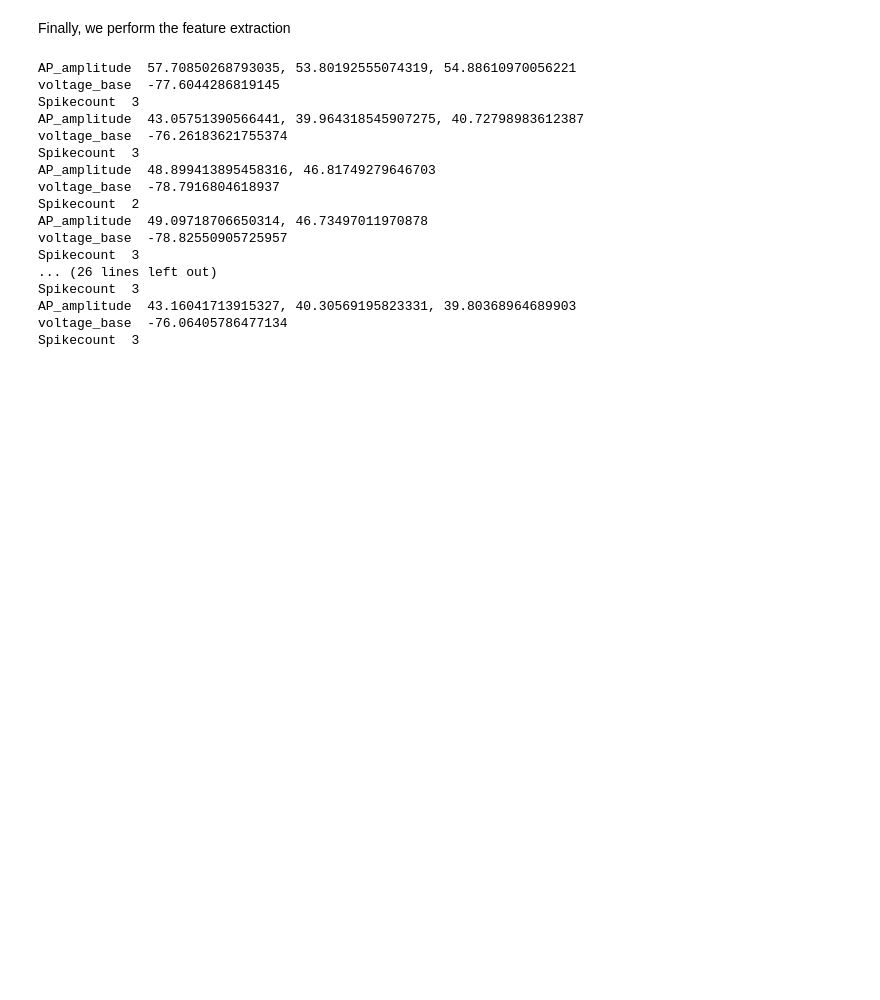
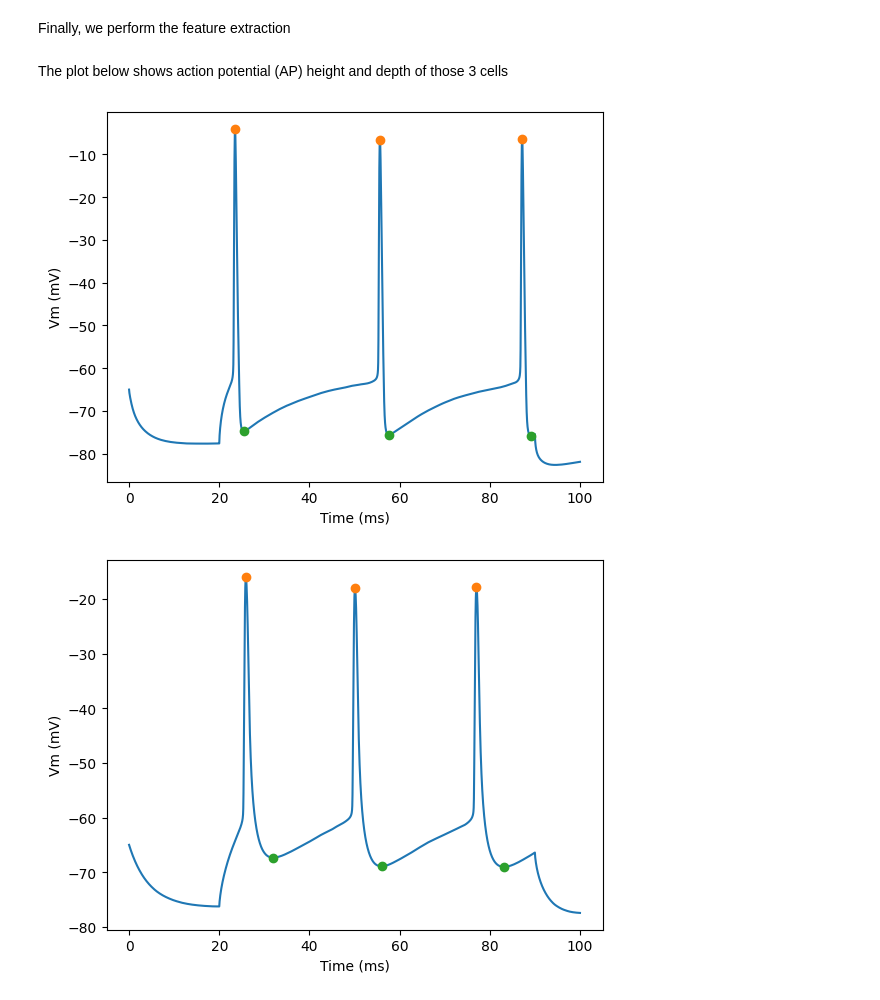
Before and after one commit to BlueBrain/eFEL, a Jupyter notebook: examples/sonata-network/sonata-network.ipynb, the cells around one changed output. Saved outputs shown, nothing was run; the diff lists cells and outputs as text; code cells hidden in the pictures; blank space fills up the shorter version.

```diff
--- a/examples/sonata-network/sonata-network.ipynb
+++ b/examples/sonata-network/sonata-network.ipynb
@@ -91,27 +99,27 @@ features = ['AP_amplitude', 'voltage_base', 'Spikecount']
+# %%
+features = ['peak_time', 'AHP_time_from_peak', 'AP_height', 'AHP_depth_abs']
 # %% [markdown]
 Finally, we perform the feature extraction
 # %%
 traces_results = efel.getFeatureValues(traces, features)
-# %%
-for trace_result in traces_results:
-    for feature_name, feature_values in trace_result.items():
-        print("%s  %s" % \
-            (feature_name, ', '.join([str(x) for x in feature_values])))
-# %% [output]
-AP_amplitude  57.70850268793035, 53.80192555074319, 54.88610970056221
-voltage_base  -77.6044286819145
-Spikecount  3
-AP_amplitude  43.05751390566441, 39.964318545907275, 40.72798983612387
-voltage_base  -76.26183621755374
-Spikecount  3
-AP_amplitude  48.899413895458316, 46.81749279646703
-voltage_base  -78.7916804618937
-Spikecount  2
-AP_amplitude  49.09718706650314, 46.73497011970878
-voltage_base  -78.82550905725957
-Spikecount  3
-... (26 lines left out)
-Spikecount  3
-AP_amplitude  43.16041713915327, 40.30569195823331, 39.80368964689903
-voltage_base  -76.06405786477134
-Spikecount  3
+# %% [markdown]
+The plot below shows action potential (AP) height and depth of those 3 cells
+# %%
+import pylab
+for trace, trace_result in zip(traces, traces_results):
+    time = trace['T']
+    voltage = trace['V']
+    peak_times = trace_result['peak_time']
+    ahp_time = trace_result['AHP_time_from_peak']
+    ap_heights = trace_result['AP_height']
+    AHP_depth_abss = trace_result['AHP_depth_abs']
+
+    pylab.plot(time,voltage)
+    pylab.plot(peak_times, ap_heights, 'o')
+    pylab.plot(peak_times+ahp_time, AHP_depth_abss, 'o')
+    pylab.xlabel('Time (ms)')
+    pylab.ylabel('Vm (mV)')
+    pylab.show()
+# %% [output]
+[figure, added]
+[figure, added]
```
Also changed, not shown: parts of 9 cells of this notebook.
